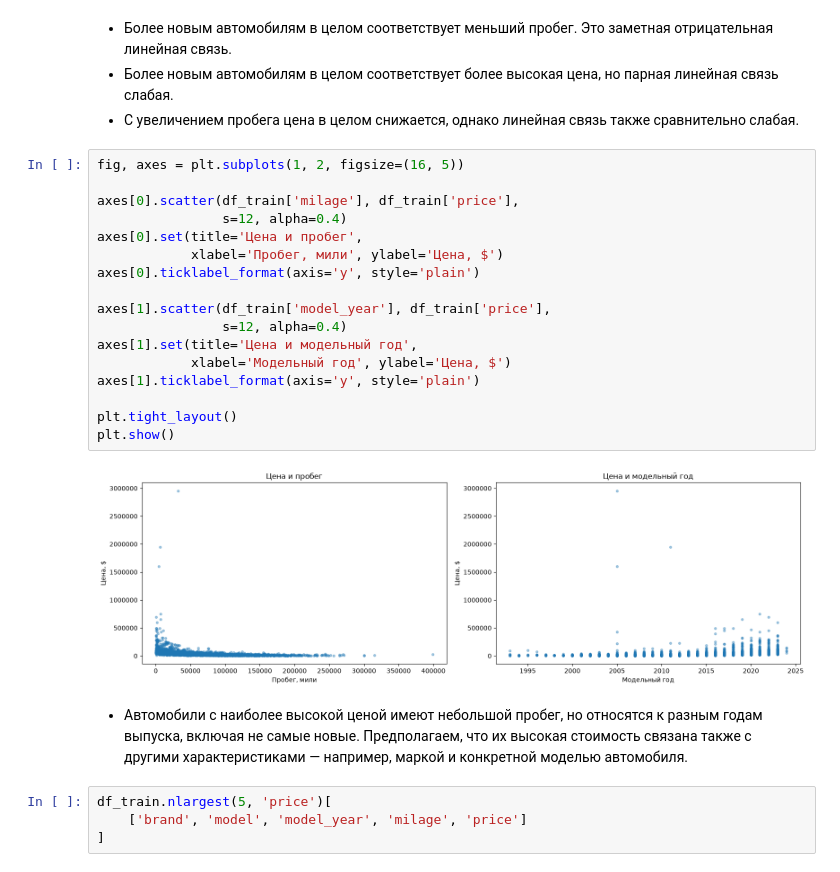
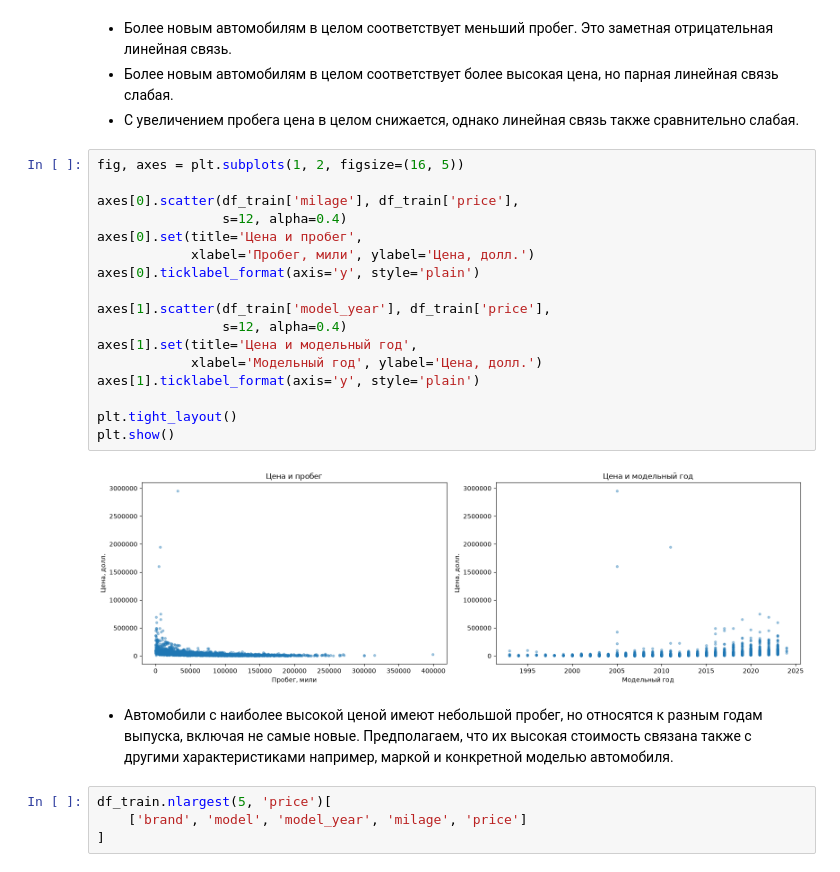
Before and after one commit to egorbolshanin/postupashki1, a Jupyter notebook: research.ipynb, the cells around one changed output. Drawn from its saved outputs; the diff is of its cells as text.

```diff
--- a/research.ipynb
+++ b/research.ipynb
@@ -212,24 +212,24 @@ plt.show()
 # %%
 fig, axes = plt.subplots(1, 2, figsize=(16, 5))
 
 axes[0].scatter(df_train['milage'], df_train['price'],
                 s=12, alpha=0.4)
 axes[0].set(title='Цена и пробег',
-            xlabel='Пробег, мили', ylabel='Цена, $')
+            xlabel='Пробег, мили', ylabel='Цена, долл.')
 axes[0].ticklabel_format(axis='y', style='plain')
 
 axes[1].scatter(df_train['model_year'], df_train['price'],
                 s=12, alpha=0.4)
 axes[1].set(title='Цена и модельный год',
-            xlabel='Модельный год', ylabel='Цена, $')
+            xlabel='Модельный год', ylabel='Цена, долл.')
 axes[1].ticklabel_format(axis='y', style='plain')
 
 plt.tight_layout()
 plt.show()
 # %% [output]
-[figure, old version]
+[figure, new version]
 # %% [markdown]
-* Автомобили с наиболее высокой ценой имеют небольшой пробег, но относятся к разным годам выпуска, включая не самые новые. Предполагаем, что их высокая стоимость связана также с другими характеристиками — например, маркой и конкретной моделью автомобиля.
+* Автомобили с наиболее высокой ценой имеют небольшой пробег, но относятся к разным годам выпуска, включая не самые новые. Предполагаем, что их высокая стоимость связана также с другими характеристиками например, маркой и конкретной моделью автомобиля.
 # %%
 df_train.nlargest(5, 'price')[
     ['brand', 'model', 'model_year', 'milage', 'price']
```
Also changed, not shown: parts of 18 cells of this notebook, 2 other files.
